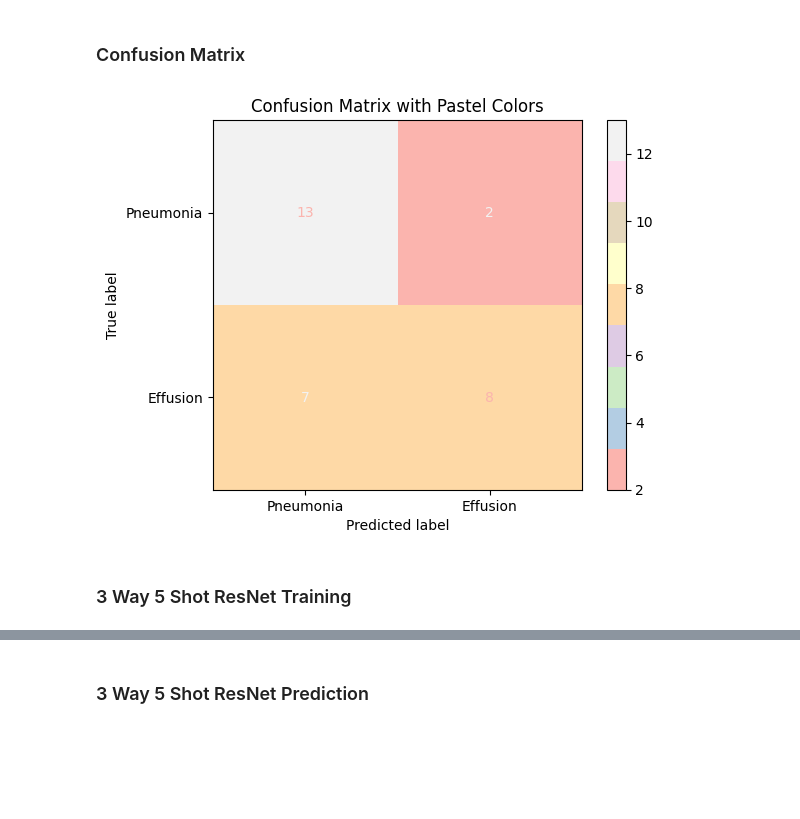
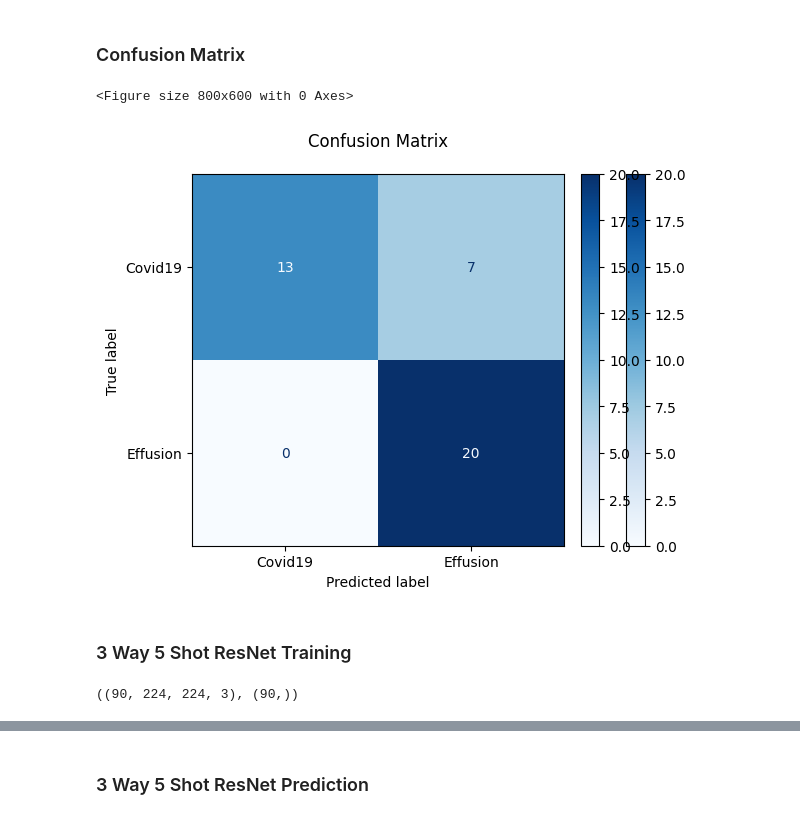
Before and after one commit to Ramsha-amir26/Thesis, a Jupyter notebook: Thoraric Disease Detection Using Few Shot ResNet50.ipynb, the cells around one changed output, grey strips where cells are left out. Drawn from its saved outputs; the diff is of its cells as text; code cells hidden in the pictures; blank space fills up the shorter version.

```diff
--- a/Thoraric Disease Detection Using Few Shot ResNet50.ipynb
+++ b/Thoraric Disease Detection Using Few Shot ResNet50.ipynb
@@ -408,7 +461,15 @@ Epoch: 11
 # %%
 img_height, img_width = 224, 224
 data_dir = test_data_dir
-x_test, y_test = read_xray_images(data_dir, img_height, img_width, augmentation=False)
+selected_classes = ['Covid19', 'Effusion']
+
+x_test, y_test = read_xray_images(
+    data_dir,
+    img_height,
+    img_width,
+    selected_classes=selected_classes,
+    augmentation=False
+)
 # %% [markdown]
 ### 2 Way 3 Shot ResNet Testing
 # %%
@@ -653,27 +770,43 @@ plt.show()
 # %% [markdown]
 ### Confusion Matrix
 # %%
-from sklearn.metrics import confusion_matrix, ConfusionMatrixDisplay
-import matplotlib.pyplot as plt
+conf_matrix = confusion_matrix(y_true_flat, y_pred_flat)
+
+cmap = plt.cm.Blues
+
+plt.figure(figsize=(8, 6))
+
+disp = ConfusionMatrixDisplay(conf_matrix, display_labels=class_labels)
+disp.plot(cmap=cmap, values_format='d')
 
 
-conf_matrix = confusion_matrix(y_true_flat, y_pred_flat)
+plt.title("Confusion Matrix", fontsize=12, pad=20)
+plt.grid(False)
 
+plt.colorbar(disp.im_, fraction=0.046, pad=0.04)
 
-cmap = plt.cm.Pastel1
-
-
-disp = ConfusionMatrixDisplay(conf_matrix, display_labels=class_labels)
-disp.plot(cmap=cmap)
-
-
-plt.title("Confusion Matrix with Pastel Colors")
-plt.grid(False)
+plt.tight_layout()
 plt.show()
 # %% [output]
+<Figure size 800x600 with 0 Axes>
-[figure, old version]
+[figure, new version]
 # %% [markdown]
 ### 3 Way 5 Shot ResNet Training
+# %%
+img_height, img_width = 224, 224
+data_dir = test_data_dir
+selected_classes = ['Covid19', 'Effusion','Pneumonia']
+
+x_test, y_test = read_xray_images(
+    data_dir,
+    img_height,
+    img_width,
+    selected_classes=selected_classes,
+    augmentation=False
+)
+x_test.shape,y_test.shape
+# %% [output]
+((90, 224, 224, 3), (90,))
 # %%
 prototypical_model = prototypical_network.ProtoNet(resnet50_model, device)
 prototypical_model.to(device)
```
Also changed, not shown: parts of 29 cells of this notebook.
